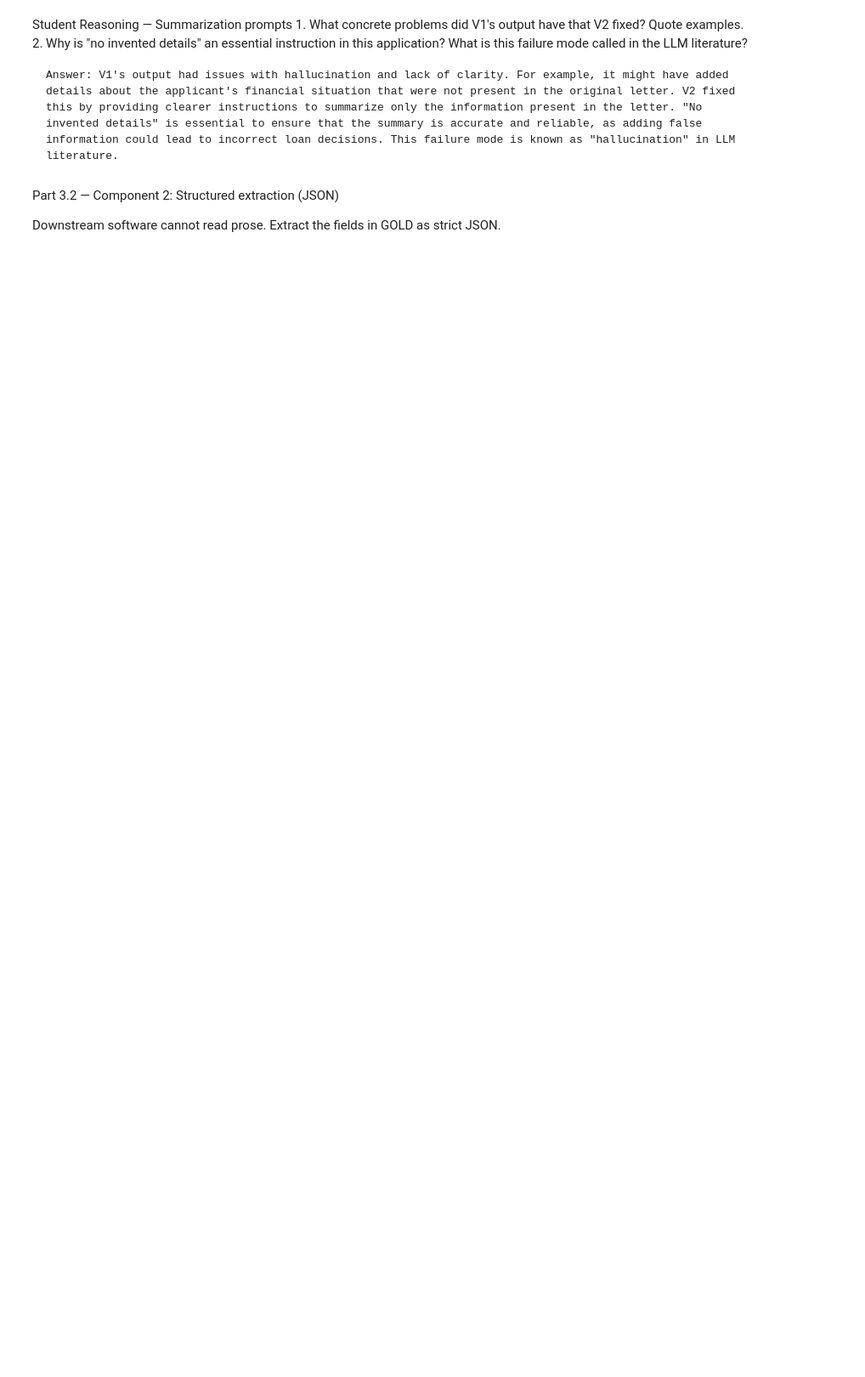
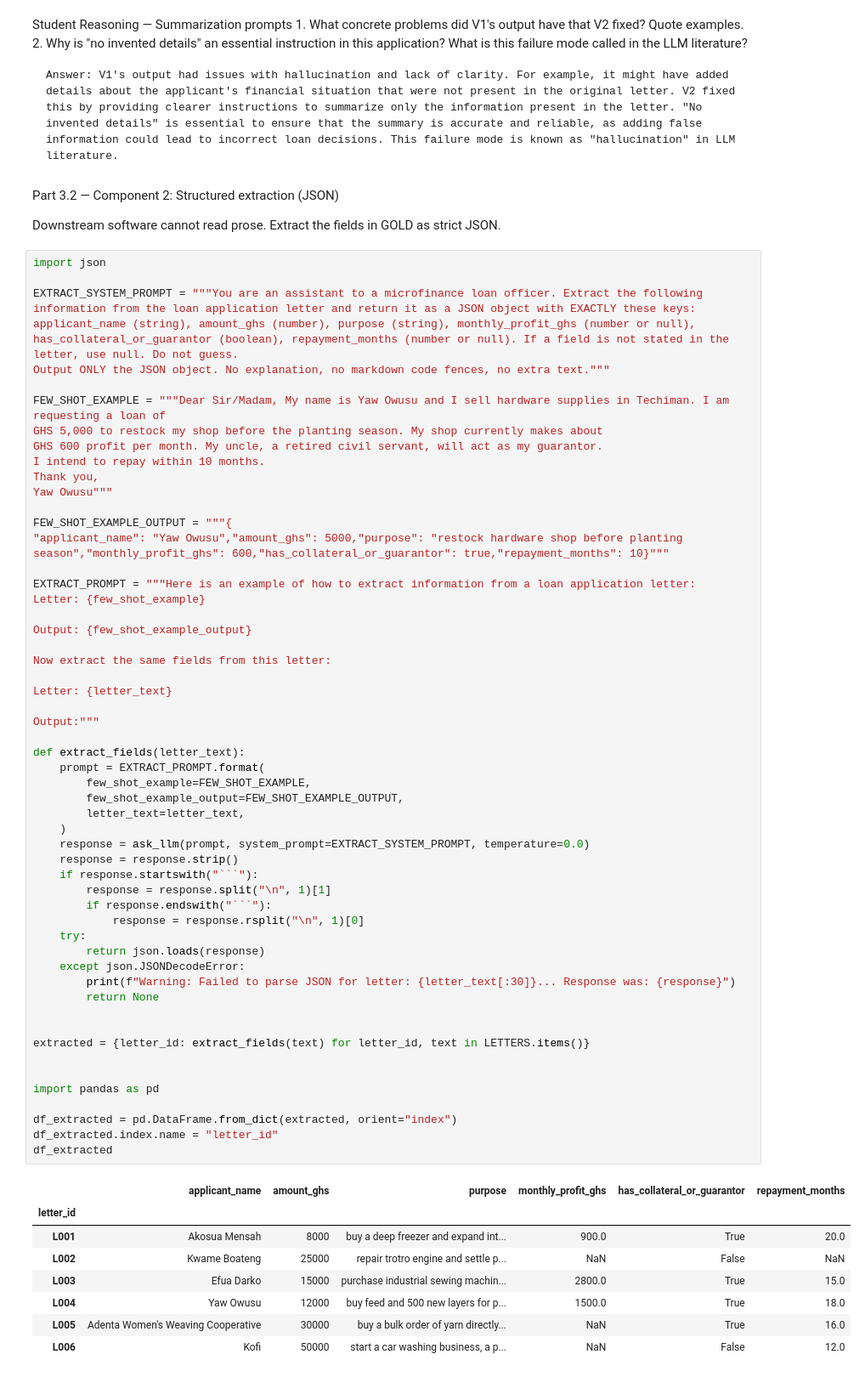
Before and after one commit to Nii-Sowah/lab-4-llm-decision-support, a Jupyter notebook: Lab_4.ipynb, the cells around one changed output. Shown at 85% size. Saved outputs shown, nothing was run; the diff lists cells and outputs as text; blank space fills up the shorter version.

Commit message:
Part 3.2 and prompts.py — Commit your prompt templates

````diff
--- a/Lab_4.ipynb
+++ b/Lab_4.ipynb
@@ -264,3 +264,66 @@ Student Reasoning — Summarization prompts 1. What concrete problems did V1's o
 Part 3.2 — Component 2: Structured extraction (JSON)
 
 Downstream software cannot read prose. Extract the fields in GOLD as strict JSON.
+# %%
+import json
+
+EXTRACT_SYSTEM_PROMPT = """You are an assistant to a microfinance loan officer. Extract the following information from the loan application letter and return it as a JSON object with EXACTLY these keys: applicant_name (string), amount_ghs (number), purpose (string), monthly_profit_ghs (number or null), has_collateral_or_guarantor (boolean), repayment_months (number or null). If a field is not stated in the letter, use null. Do not guess.
+Output ONLY the JSON object. No explanation, no markdown code fences, no extra text."""
+
+FEW_SHOT_EXAMPLE = """Dear Sir/Madam, My name is Yaw Owusu and I sell hardware supplies in Techiman. I am requesting a loan of
+GHS 5,000 to restock my shop before the planting season. My shop currently makes about
+GHS 600 profit per month. My uncle, a retired civil servant, will act as my guarantor.
+I intend to repay within 10 months.
+Thank you,
+Yaw Owusu"""
+
+FEW_SHOT_EXAMPLE_OUTPUT = """{
+"applicant_name": "Yaw Owusu","amount_ghs": 5000,"purpose": "restock hardware shop before planting season","monthly_profit_ghs": 600,"has_collateral_or_guarantor": true,"repayment_months": 10}"""
+
+EXTRACT_PROMPT = """Here is an example of how to extract information from a loan application letter:
+Letter: {few_shot_example}
+
+Output: {few_shot_example_output}
+
+Now extract the same fields from this letter:
+
+Letter: {letter_text}
+
+Output:"""
+
+def extract_fields(letter_text):
+    prompt = EXTRACT_PROMPT.format(
+        few_shot_example=FEW_SHOT_EXAMPLE,
+        few_shot_example_output=FEW_SHOT_EXAMPLE_OUTPUT,
+        letter_text=letter_text,
+    )
+    response = ask_llm(prompt, system_prompt=EXTRACT_SYSTEM_PROMPT, temperature=0.0)
+    response = response.strip()
+    if response.startswith("```"):
+        response = response.split("\n", 1)[1]
+        if response.endswith("```"):
+            response = response.rsplit("\n", 1)[0]
+    try:
+        return json.loads(response)
+    except json.JSONDecodeError:
+        print(f"Warning: Failed to parse JSON for letter: {letter_text[:30]}... Response was: {response}")
+        return None
+
+
+extracted = {letter_id: extract_fields(text) for letter_id, text in LETTERS.items()}
+
+
+import pandas as pd
+
+df_extracted = pd.DataFrame.from_dict(extracted, orient="index")
+df_extracted.index.name = "letter_id"
+df_extracted
+# %% [output]
+|  | applicant_name | amount_ghs | purpose | monthly_profit_ghs | has_collateral_or_guarantor | repayment_months |
+| letter_id |  |  |  |  |  |  |
+| L001 | Akosua Mensah | 8000 | buy a deep freezer and expand int... | 900.0 | True | 20.0 |
+| L002 | Kwame Boateng | 25000 | repair trotro engine and settle p... | NaN | False | NaN |
+| L003 | Efua Darko | 15000 | purchase industrial sewing machin... | 2800.0 | True | 15.0 |
+| L004 | Yaw Owusu | 12000 | buy feed and 500 new layers for p... | 1500.0 | True | 18.0 |
+| L005 | Adenta Women's Weaving Cooperative | 30000 | buy a bulk order of yarn directly... | NaN | True | 16.0 |
+| L006 | Kofi | 50000 | start a car washing business, a p... | NaN | False | 12.0 |
````
Also changed, not shown: parts of 2 cells of this notebook, 1 other file.
